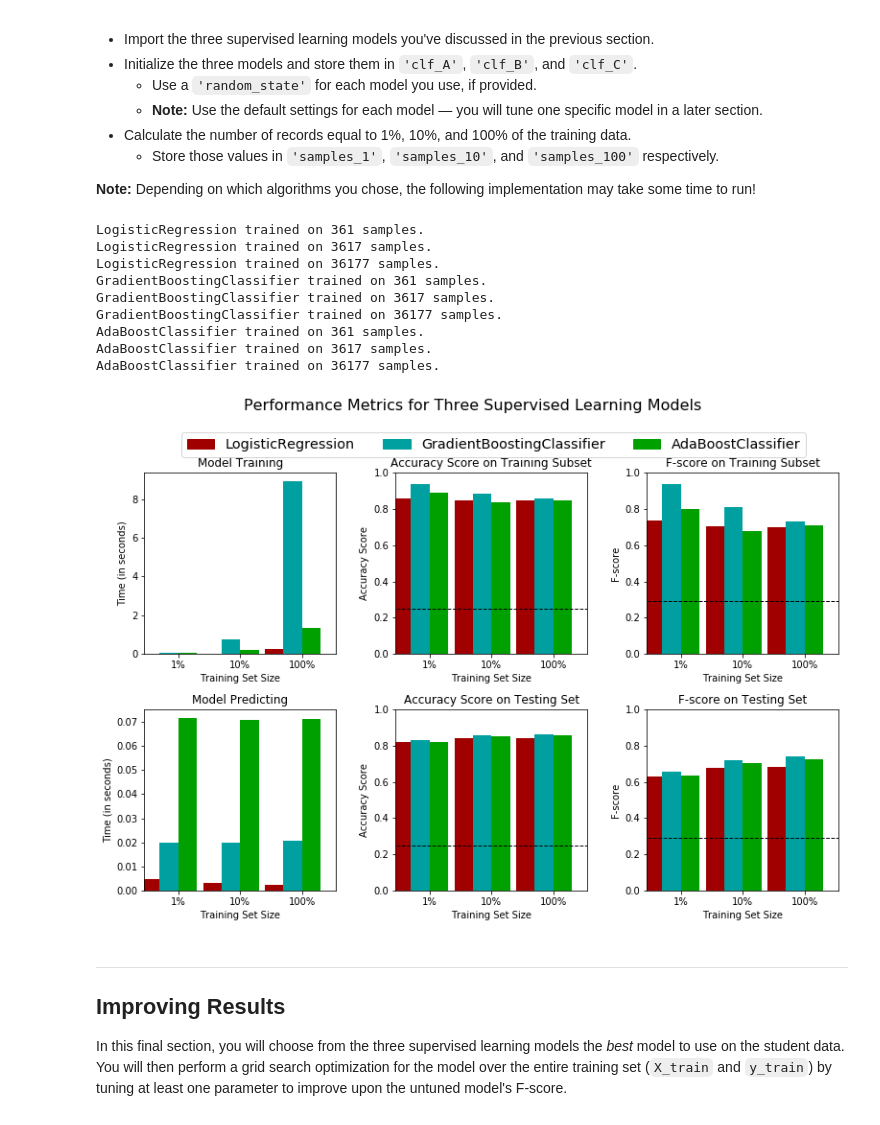
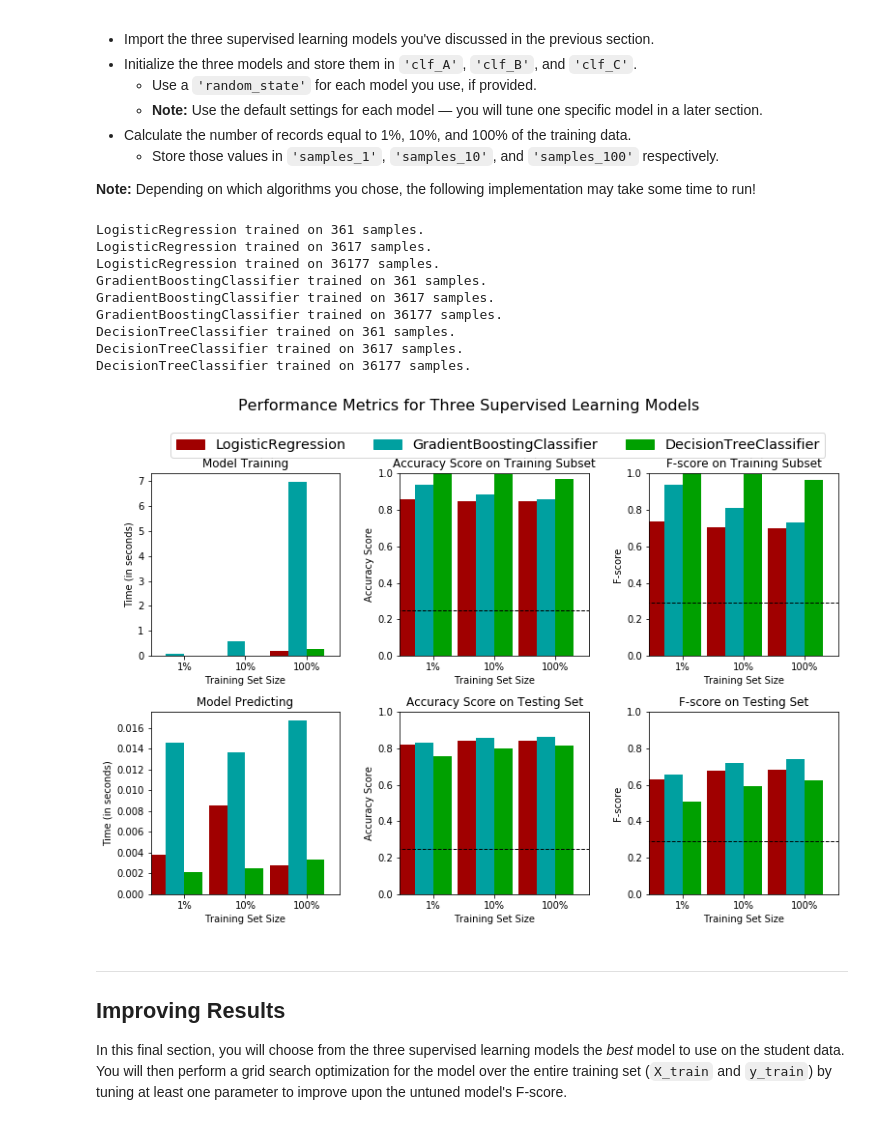
Before and after one commit to kbobrowski/machine-learning, a Jupyter notebook: projects/finding_donors/finding_donors.ipynb, the cells around one changed output. Cells and saved outputs as stored; diff of their text form; code cells hidden in the pictures.

```diff
--- a/projects/finding_donors/finding_donors.ipynb
+++ b/projects/finding_donors/finding_donors.ipynb
@@ -387,41 +403,40 @@ from sklearn.linear_model import LogisticRegression
 
 
 # TODO: Initialize the three models
-clf_A = LogisticRegression()
-#clf_B = LinearSVC(random_state=123)
+clf_A = LogisticRegression(random_state=123)
 clf_B = GradientBoostingClassifier(random_state=123)
-clf_C = AdaBoostClassifier()
+clf_C = DecisionTreeClassifier(random_state=123)
 
 # TODO: Calculate the number of samples for 1%, 10%, and 100% of the training data
 # HINT: samples_100 is the entire training set i.e. len(y_train)
 # HINT: samples_10 is 10% of samples_100 (ensure to set the count of the values to be `int` and not `float`)
 # HINT: samples_1 is 1% of samples_100 (ensure to set the count of the values to be `int` and not `float`)
 samples_100 = len(y_train)
 samples_10 = len(y_train) // 10
 samples_1 = len(y_train) // 100
 
 # Collect results on the learners
 results = {}
 for clf in [clf_A, clf_B, clf_C]:
     clf_name = clf.__class__.__name__
     results[clf_name] = {}
     for i, samples in enumerate([samples_1, samples_10, samples_100]):
         results[clf_name][i] = \
         train_predict(clf, samples, X_train, y_train, X_test, y_test)
 
 # Run metrics visualization for the three supervised learning models chosen
 vs.evaluate(results, accuracy, fscore)
 # %% [output]
 LogisticRegression trained on 361 samples.
 LogisticRegression trained on 3617 samples.
 LogisticRegression trained on 36177 samples.
 GradientBoostingClassifier trained on 361 samples.
 GradientBoostingClassifier trained on 3617 samples.
 GradientBoostingClassifier trained on 36177 samples.
-AdaBoostClassifier trained on 361 samples.
-AdaBoostClassifier trained on 3617 samples.
-AdaBoostClassifier trained on 36177 samples.
+DecisionTreeClassifier trained on 361 samples.
+DecisionTreeClassifier trained on 3617 samples.
+DecisionTreeClassifier trained on 36177 samples.
-[figure, old version]
+[figure, new version]
 # %% [markdown]
 ----
 ## Improving Results
```
Also changed, not shown: parts of 1 cell of this notebook.
